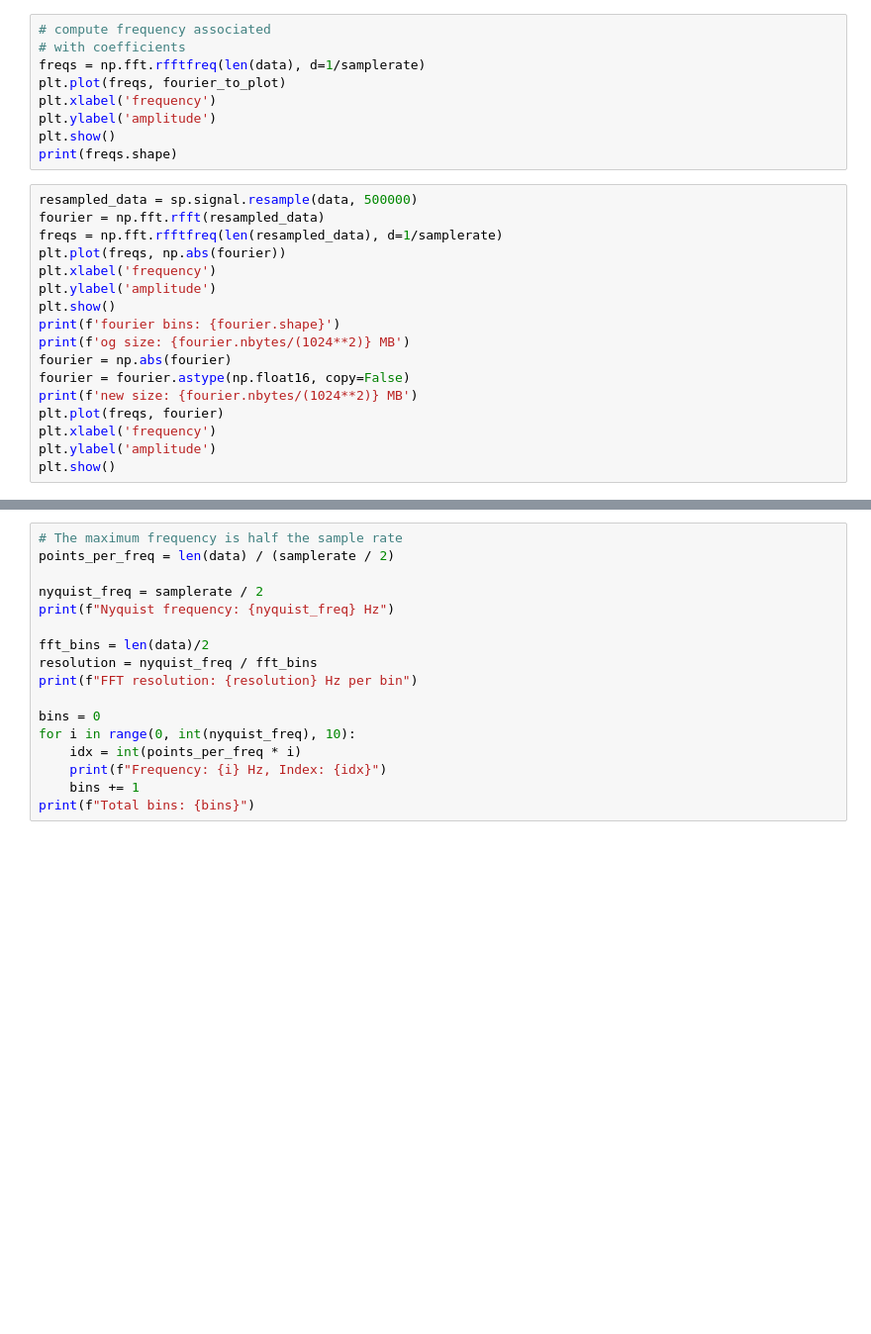
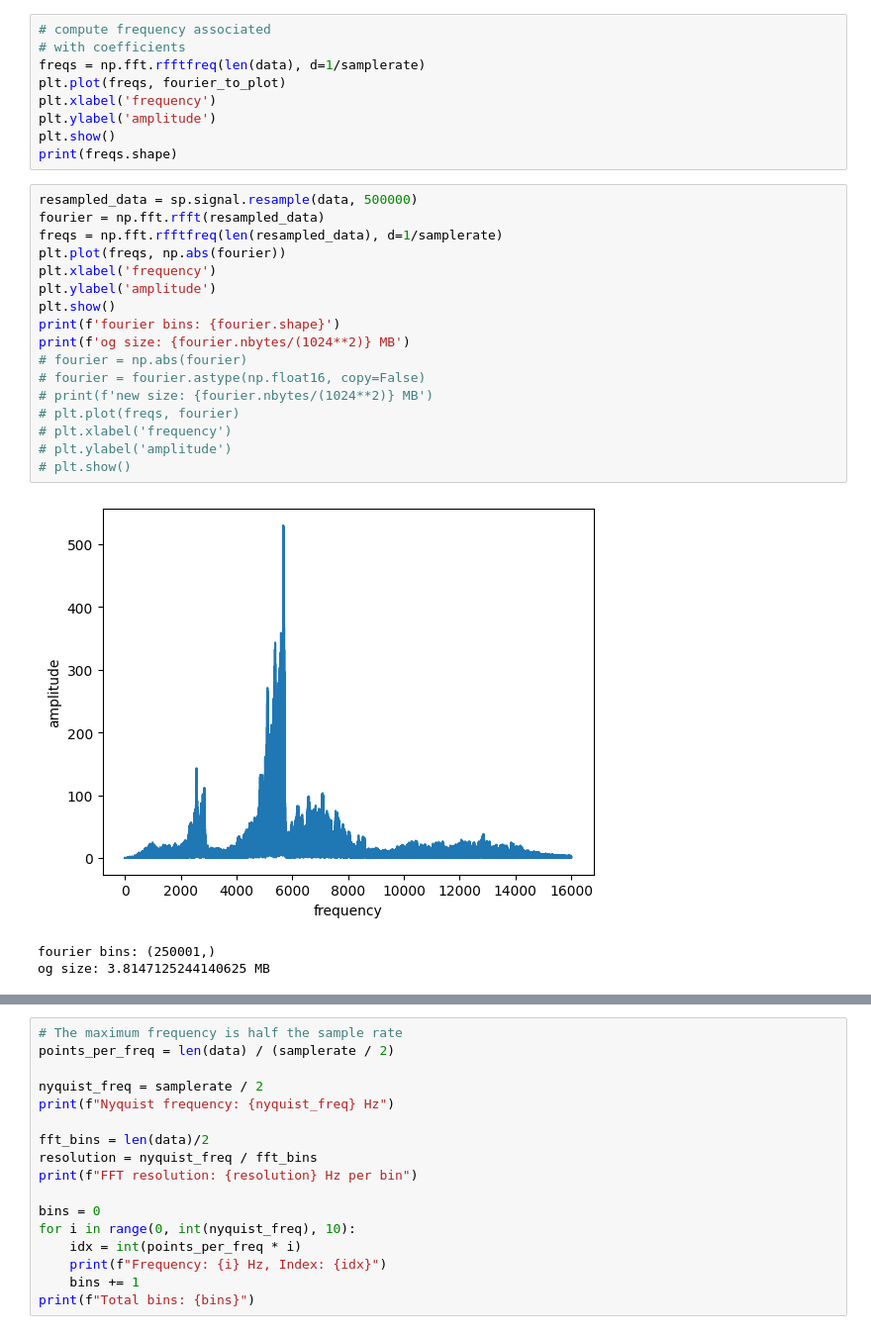
Before and after one commit to ryanmcgreevy/kaggle, a Jupyter notebook: birdclef26/explore.ipynb, the cells around one changed output, grey strips where cells are left out. Shown at 99% size. Saved outputs shown, nothing was run; the diff lists cells and outputs as text; blank space fills up the shorter version.

```diff
--- a/birdclef26/explore.ipynb
+++ b/birdclef26/explore.ipynb
@@ -46,20 +103,24 @@ print(freqs.shape)
 # %%
 resampled_data = sp.signal.resample(data, 500000)
 fourier = np.fft.rfft(resampled_data)
 freqs = np.fft.rfftfreq(len(resampled_data), d=1/samplerate)
 plt.plot(freqs, np.abs(fourier))
 plt.xlabel('frequency')
 plt.ylabel('amplitude')
 plt.show()
 print(f'fourier bins: {fourier.shape}')
 print(f'og size: {fourier.nbytes/(1024**2)} MB')
-fourier = np.abs(fourier)
-fourier = fourier.astype(np.float16, copy=False)
-print(f'new size: {fourier.nbytes/(1024**2)} MB')
-plt.plot(freqs, fourier)
-plt.xlabel('frequency')
-plt.ylabel('amplitude')
-plt.show()
+# fourier = np.abs(fourier)
+# fourier = fourier.astype(np.float16, copy=False)
+# print(f'new size: {fourier.nbytes/(1024**2)} MB')
+# plt.plot(freqs, fourier)
+# plt.xlabel('frequency')
+# plt.ylabel('amplitude')
+# plt.show()
+# %% [output]
+[figure, added]
+fourier bins: (250001,)
+og size: 3.8147125244140625 MB
 # %%
 from scipy.ndimage import gaussian_filter1d
 
```
Also changed, not shown: parts of 6 cells of this notebook, 1 other file.
